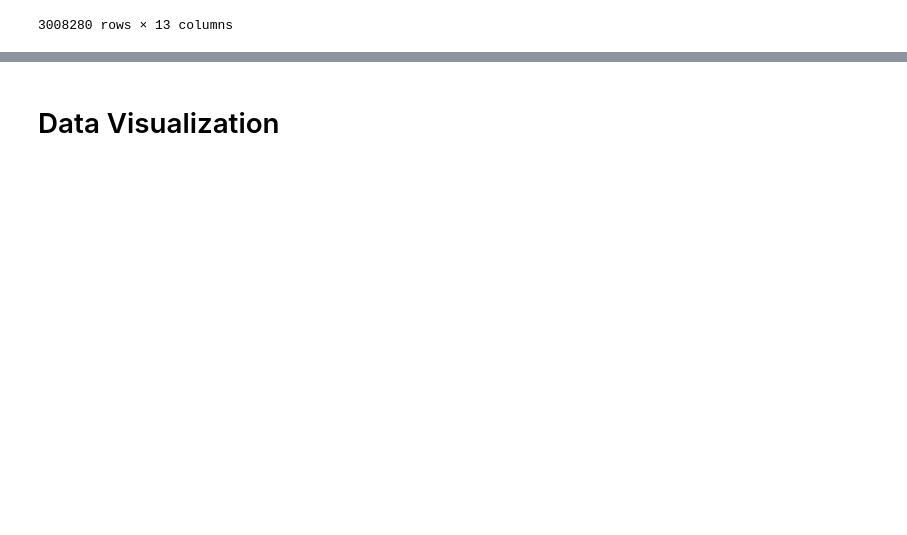
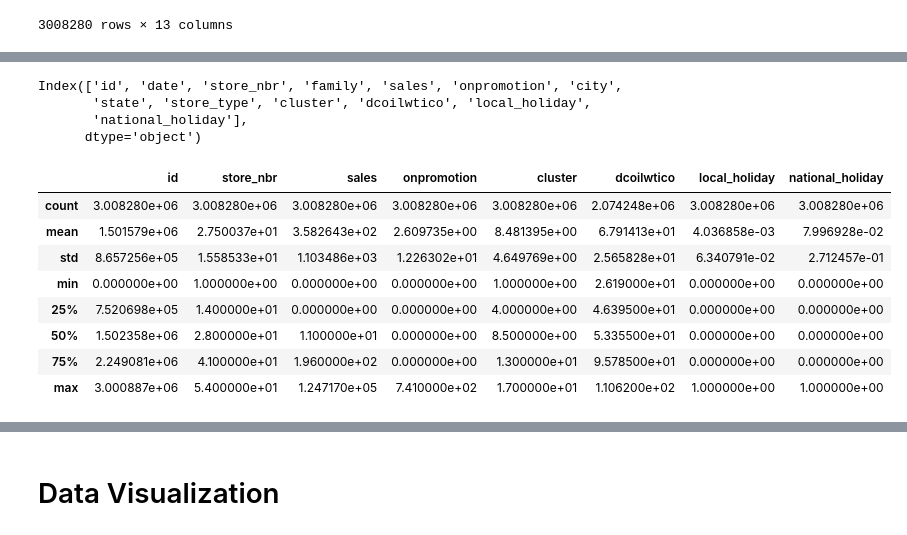
Before and after one commit to kunalkundu30/store-sales, a Jupyter notebook: EDA.ipynb, the cells around one changed output, grey strips where cells are left out. Saved outputs shown, nothing was run; the diff lists cells and outputs as text; code cells hidden in the pictures; blank space fills up the shorter version.

```diff
--- a/EDA.ipynb
+++ b/EDA.ipynb
@@ -21,6 +24,23 @@ stores = pd.read_csv(config["stores_data_location"])
 test = pd.read_csv(config["test_data_location"])
 train = pd.read_csv(config["train_data_location"])
 transactions = pd.read_csv(config["transactions_data_location"])
+# %%
+# Impute null values in oil prices table
+
+oil.rename(columns={"dcoilwtico":"oil_price"},inplace = True)
+
+for index in range(len(oil)):
+    if np.isnan(oil.loc[index, "oil_price"]):
+        above_oil_price_index = oil["oil_price"][:index].last_valid_index()
+        below_oil_price_index = oil["oil_price"][index:].first_valid_index()
+        if above_oil_price_index is not None and below_oil_price_index is not None:
+            above_oil_price_value = oil.loc[above_oil_price_index, "oil_price"]
+            below_oil_price_value = oil.loc[below_oil_price_index, "oil_price"]
+            oil.loc[index, "oil_price"] = (above_oil_price_value+below_oil_price_value)/2
+        if above_oil_price_index is not None:
+            oil.loc[index, "oil_price"] = oil["oil_price"].iloc[above_oil_price_index]
+        if below_oil_price_index is not None:
+            oil.loc[index, "oil_price"] = oil["oil_price"].iloc[below_oil_price_index]
 # %%
 # Add holiday column in holiday_events file and rename columns
 
@@ -71,0 +123,19 @@ training_dataset
+# %%
+training_dataset.columns
+# %% [output]
+Index(['id', 'date', 'store_nbr', 'family', 'sales', 'onpromotion', 'city',
+       'state', 'store_type', 'cluster', 'dcoilwtico', 'local_holiday',
+       'national_holiday'],
+      dtype='object')
+# %%
+training_dataset.describe()
+# %% [output]
+|  | id | store_nbr | sales | onpromotion | cluster | dcoilwtico | local_holiday | national_holiday |
+| count | 3.008280e+06 | 3.008280e+06 | 3.008280e+06 | 3.008280e+06 | 3.008280e+06 | 2.074248e+06 | 3.008280e+06 | 3.008280e+06 |
+| mean | 1.501579e+06 | 2.750037e+01 | 3.582643e+02 | 2.609735e+00 | 8.481395e+00 | 6.791413e+01 | 4.036858e-03 | 7.996928e-02 |
+| std | 8.657256e+05 | 1.558533e+01 | 1.103486e+03 | 1.226302e+01 | 4.649769e+00 | 2.565828e+01 | 6.340791e-02 | 2.712457e-01 |
+| min | 0.000000e+00 | 1.000000e+00 | 0.000000e+00 | 0.000000e+00 | 1.000000e+00 | 2.619000e+01 | 0.000000e+00 | 0.000000e+00 |
+| 25% | 7.520698e+05 | 1.400000e+01 | 0.000000e+00 | 0.000000e+00 | 4.000000e+00 | 4.639500e+01 | 0.000000e+00 | 0.000000e+00 |
+| 50% | 1.502358e+06 | 2.800000e+01 | 1.100000e+01 | 0.000000e+00 | 8.500000e+00 | 5.335500e+01 | 0.000000e+00 | 0.000000e+00 |
+| 75% | 2.249081e+06 | 4.100000e+01 | 1.960000e+02 | 0.000000e+00 | 1.300000e+01 | 9.578500e+01 | 0.000000e+00 | 0.000000e+00 |
+| max | 3.000887e+06 | 5.400000e+01 | 1.247170e+05 | 7.410000e+02 | 1.700000e+01 | 1.106200e+02 | 1.000000e+00 | 1.000000e+00 |
```
Also changed, not shown: parts of 19 cells of this notebook, 3 other files.
